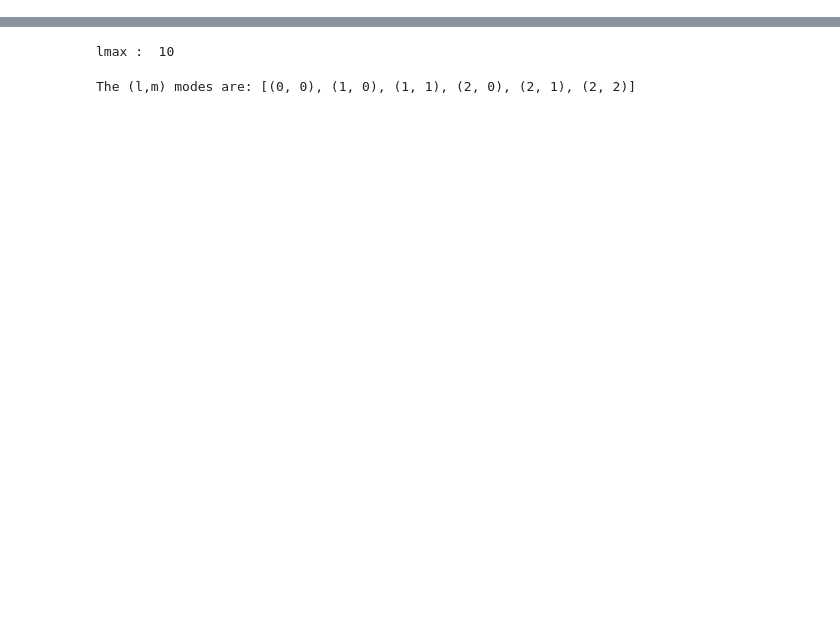
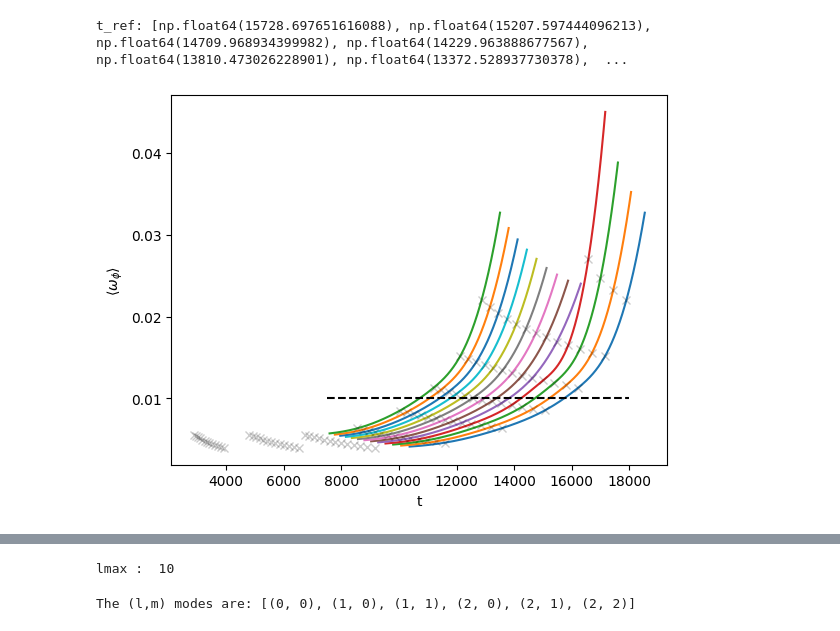
Before and after one commit to guilara/worldtube-tutorial, a Jupyter notebook: extract.ipynb, the cells around one changed output, grey strips where cells are left out. Drawn from its saved outputs; the diff is of its cells as text; code cells hidden in the pictures; blank space fills up the shorter version.

```diff
--- a/extract.ipynb
+++ b/extract.ipynb
@@ -39,0 +52,63 @@ plt.show()
+# %%
+# Find minima of radii and inflection point of eccentricity
+def stationary_points(data_list, time_list, type="infl"):
+    """Find the stationary points of a given type from the data after smoothing"""
+    first_der = np.gradient(data_list, time_list)
+    second_der = np.gradient(first_der, time_list)
+
+    if type == "infl":
+        stat_pts = (np.roll(np.sign(second_der), 1) != np.sign(second_der)) | (
+            np.sign(second_der) == 0
+        )
+    if type == "min":
+        stat_pts = (np.roll(np.sign(first_der), 1) != np.sign(first_der)) & (
+            second_der > 0
+        )
+    else:
+        stat_pts = (np.roll(np.sign(first_der), 1) != np.sign(first_der)) & (
+            second_der < 0
+        )
+
+    return data_list[stat_pts], time_list[stat_pts], stat_pts
+
+
+# Compute the angular frequency for all the plots
+def avg_omega(
+    traj=traj_pos, t=time, tsf=[sim_data[n]["turn_on_time"] for n in file_list]
+):
+    """Compute the average angular frequency of the trajectory"""
+    r = [np.sqrt(tr[:, 0] ** 2 + tr[:, 1] ** 2) for tr in traj]
+    omega_avg = []
+    t_avg = []
+    t_ref = []
+    for i, tr in enumerate(traj):
+        r_apo, t_apo, i_apo = stationary_points(r[i], t[i], "max")
+        phi = np.unwrap(np.angle(tr[:, 0] + tr[:,1] * 1j))
+        phi_apo = phi[i_apo]
+        omega = np.diff(phi_apo) / np.diff(t_apo)
+        omega_interp = CubicSpline((t_apo[1:] + t_apo[:-1]) / 2, omega)(t[i])
+        omega_avg.append(omega_interp[t[i] > tsf[i]])
+        t_avg.append(t[i][t[i] > tsf[i]])
+        # print(omega_avg)
+
+        omega_ref = 0.01
+        t_ref.append(t_avg[i][abs(omega_avg[i] - omega_ref).argmin()])
+        plt.plot(t_avg[i], omega_avg[i], label=file_list[i])
+        plt.plot((t_apo[1:] + t_apo[:-1]) / 2, omega, "kx", alpha=0.2)
+
+    print(f"t_ref: {t_ref}")
+    plt.hlines(omega_ref, 7500, 18000, color="k", linestyle="--", label=r"$10^{-3}$")
+    # plt.legend()
+    plt.xlabel("t")
+    # plt.ylim(omega_ref)
+    plt.ylabel(r"$\left<\omega_\phi\right>$")
+    plt.savefig("omega_avg.pdf", bbox_inches="tight")
+    plt.show()
+
+    return t_ref
+
+
+t_ref_list = avg_omega()
+# %% [output]
+t_ref: [np.float64(15728.697651616088), np.float64(15207.597444096213), np.float64(14709.968934399982), np.float64(14229.963888677567), np.float64(13810.473026228901), np.float64(13372.528937730378),  ...
+[figure, added]
```
Also changed, not shown: parts of 17 cells of this notebook, 3 other files.
